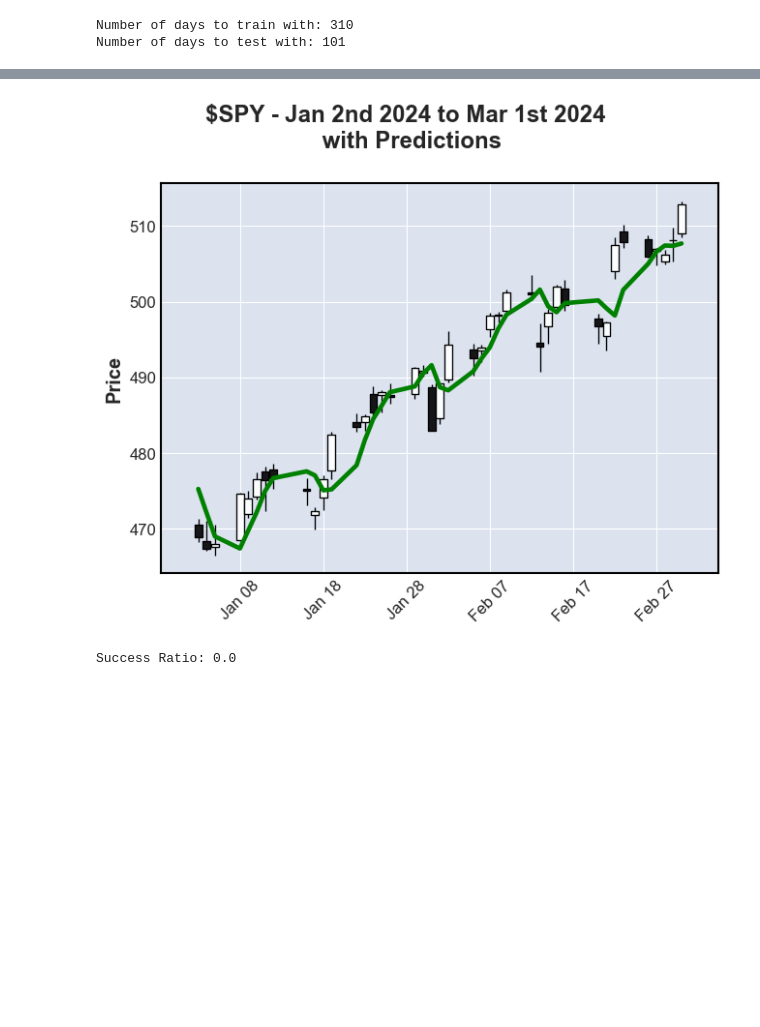
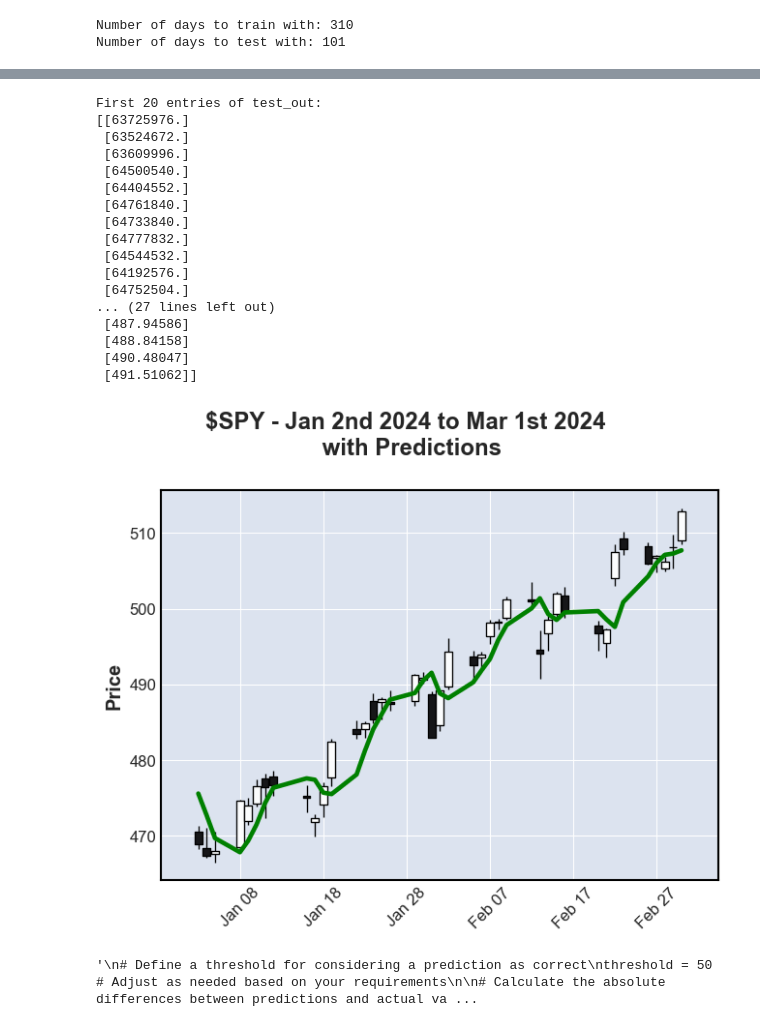
Before and after one commit to AnsorK/SPY-Predictor, a Jupyter notebook: model.ipynb, the cells around one changed output, grey strips where cells are left out. Saved outputs shown, nothing was run; the diff lists cells and outputs as text; code cells hidden in the pictures; blank space fills up the shorter version.

```diff
--- a/model.ipynb
+++ b/model.ipynb
@@ -127,15 +115,63 @@ plt.show()
 # %%
 '''
 Use the LSTM Neural Network to make predictions on new data
 '''
 
 test_pred = model(test_in)
 test_pred = scaler.inverse_transform(test_pred.detach().numpy())
 
+test_out = scaler.inverse_transform(test_out)
+
+# Display the first 20 entries of test_out
+print("First 20 entries of test_out:")
+print(test_out[:20])
+
+# Display the first 20 entries of test_pred
+print("\nFirst 20 entries of test_pred:")
+print(test_pred[:20])
+
+
+
 df_pred = pd.DataFrame(test_pred, columns=['Predicted Close'], index=df.index[-len(test_pred):])
 df_actual = df.loc['2024-01-03':'2024-03-01']
 
 mpf.plot(df_actual, type='candle', show_nontrading=True, title='$SPY - Jan 2nd 2024 to Mar 1st 2024 \n with Predictions', addplot=mpf.make_addplot(df_pred['Predicted Close'], color='green', secondary_y=False))
+
+'''
+# Define a threshold for considering a prediction as correct
+threshold = 50  # Adjust as needed based on your requirements
+
+# Calculate the absolute differences between predictions and actual values
+absolute_errors = np.abs(test_pred - test_out)
+
+# Count the number of correct predictions (within the threshold)
+correct_predictions = np.sum(absolute_errors <= threshold)
+
+# Calculate the total number of predictions
+total_predictions = len(test_out)
+
+# Calculate accuracy as the ratio of correct predictions to total predictions
+accuracy = correct_predictions / total_predictions
+
+print("Accuracy:", accuracy)
+'''
 # %% [output]
+First 20 entries of test_out:
+[[63725976.]
+ [63524672.]
+ [63609996.]
+ [64500540.]
+ [64404552.]
+ [64761840.]
+ [64733840.]
+ [64777832.]
+ [64544532.]
+ [64192576.]
+ [64752504.]
+... (27 lines left out)
+ [487.94586]
+ [488.84158]
+ [490.48047]
+ [491.51062]]
-[figure, old version]
+[figure, new version]
-Success Ratio: 0.0
+'\n# Define a threshold for considering a prediction as correct\nthreshold = 50  # Adjust as needed based on your requirements\n\n# Calculate the absolute differences between predictions and actual va ...
```
Also changed, not shown: parts of 2 cells of this notebook.
